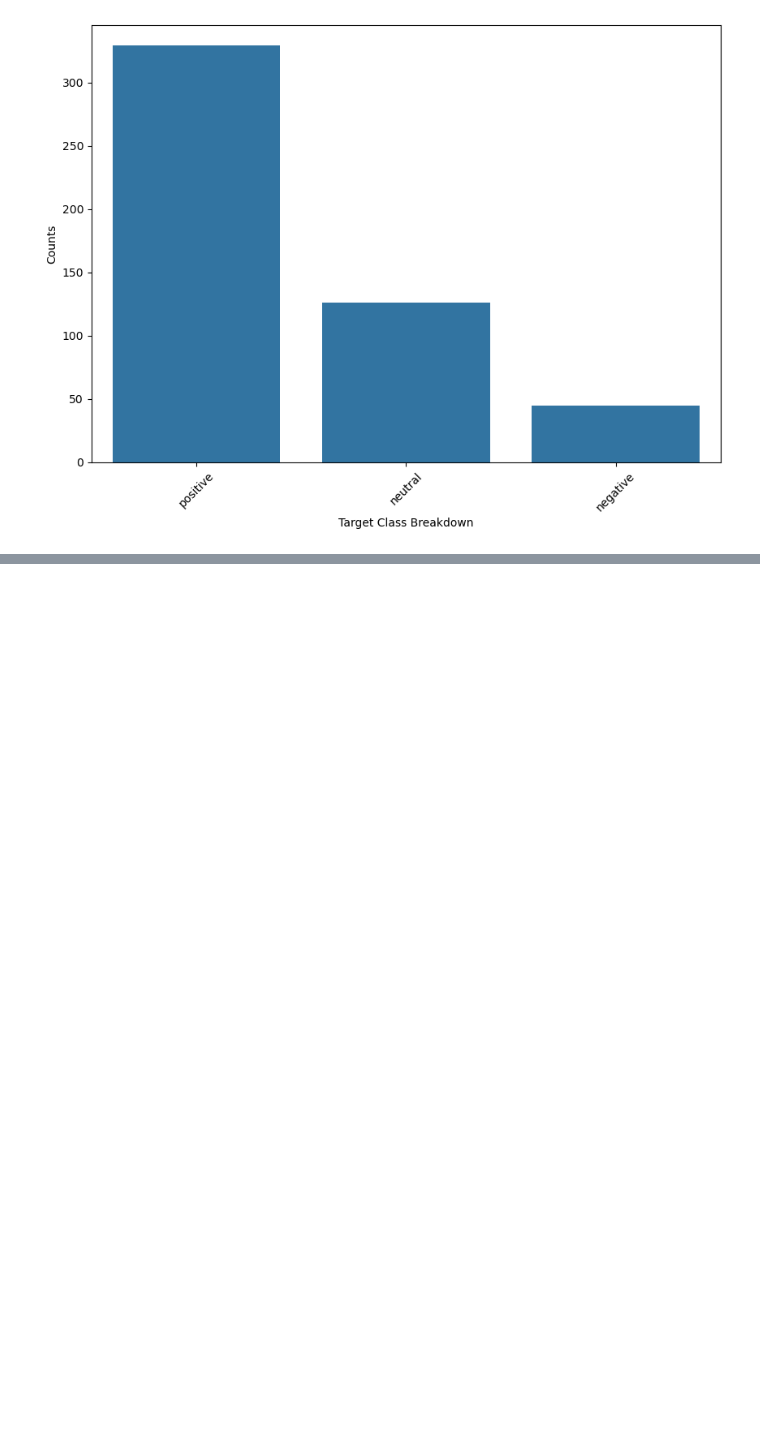
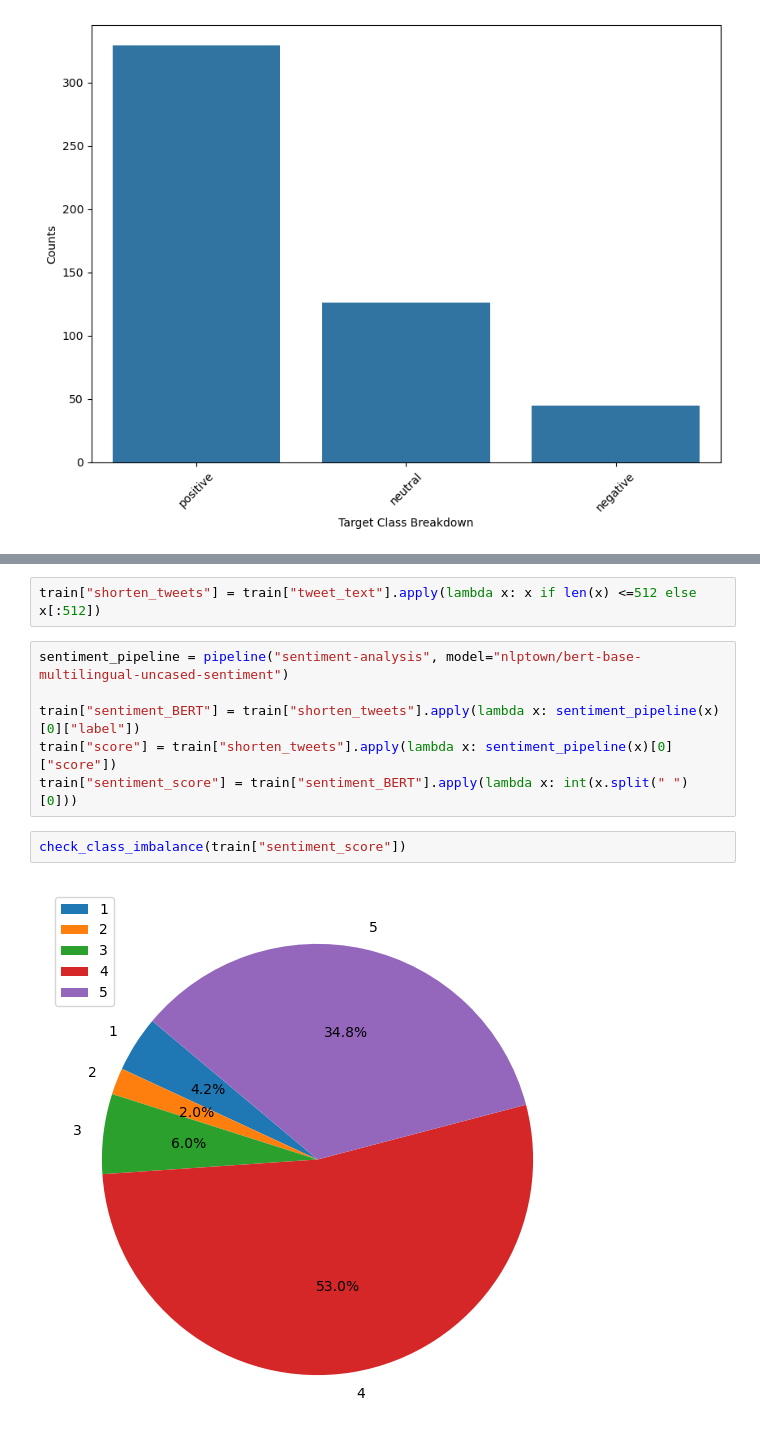
Before and after one commit to MaukanMir/Election-Sentiment-Analysis, a Jupyter notebook: training.ipynb, the cells around one changed output, grey strips where cells are left out. Saved outputs shown, nothing was run; the diff lists cells and outputs as text; blank space fills up the shorter version.

```diff
--- a/training.ipynb
+++ b/training.ipynb
@@ -208,0 +230,12 @@ check_class_imbalance(train["sentiment"])
+# %%
+train["shorten_tweets"] = train["tweet_text"].apply(lambda x: x if len(x) <=512 else x[:512])
+# %%
+sentiment_pipeline = pipeline("sentiment-analysis", model="nlptown/bert-base-multilingual-uncased-sentiment")
+
+train["sentiment_BERT"] = train["shorten_tweets"].apply(lambda x: sentiment_pipeline(x)[0]["label"])
+train["score"] = train["shorten_tweets"].apply(lambda x: sentiment_pipeline(x)[0]["score"])
+train["sentiment_score"] = train["sentiment_BERT"].apply(lambda x: int(x.split(" ")[0]))
+# %%
+check_class_imbalance(train["sentiment_score"])
+# %% [output]
+[figure, added]
```
Also changed, not shown: parts of 6 cells of this notebook.
